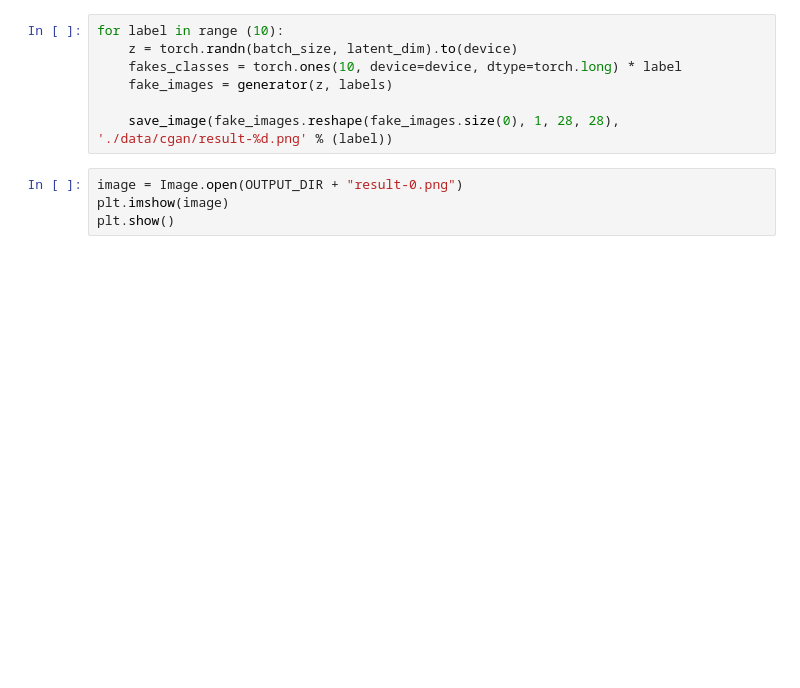
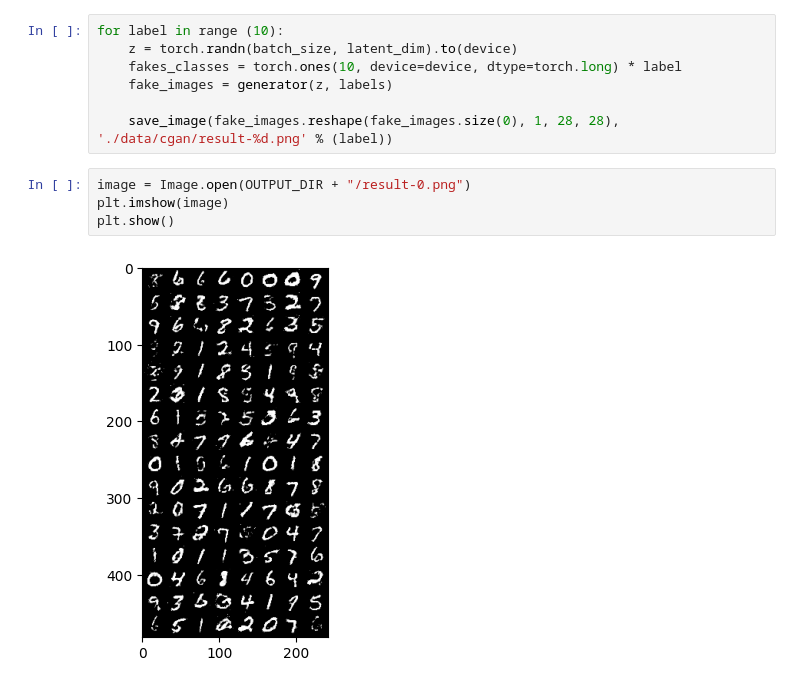
Before and after one commit to bochendong/Fantastic-ML-Method, a Jupyter notebook: GAN/CGAN.ipynb, the cells around one changed output. Cells and saved outputs as stored; diff of their text form; blank space fills up the shorter version.

```diff
--- a/GAN/CGAN.ipynb
+++ b/GAN/CGAN.ipynb
@@ -166,7 +197,9 @@ for label in range (10):
 
     save_image(fake_images.reshape(fake_images.size(0), 1, 28, 28), './data/cgan/result-%d.png' % (label))
 # %%
-image = Image.open(OUTPUT_DIR + "result-0.png")
+image = Image.open(OUTPUT_DIR + "/result-0.png")
 plt.imshow(image)
 plt.show()
+# %% [output]
+[figure, added]
 # %%
```
Also changed, not shown: parts of 11 cells of this notebook.
